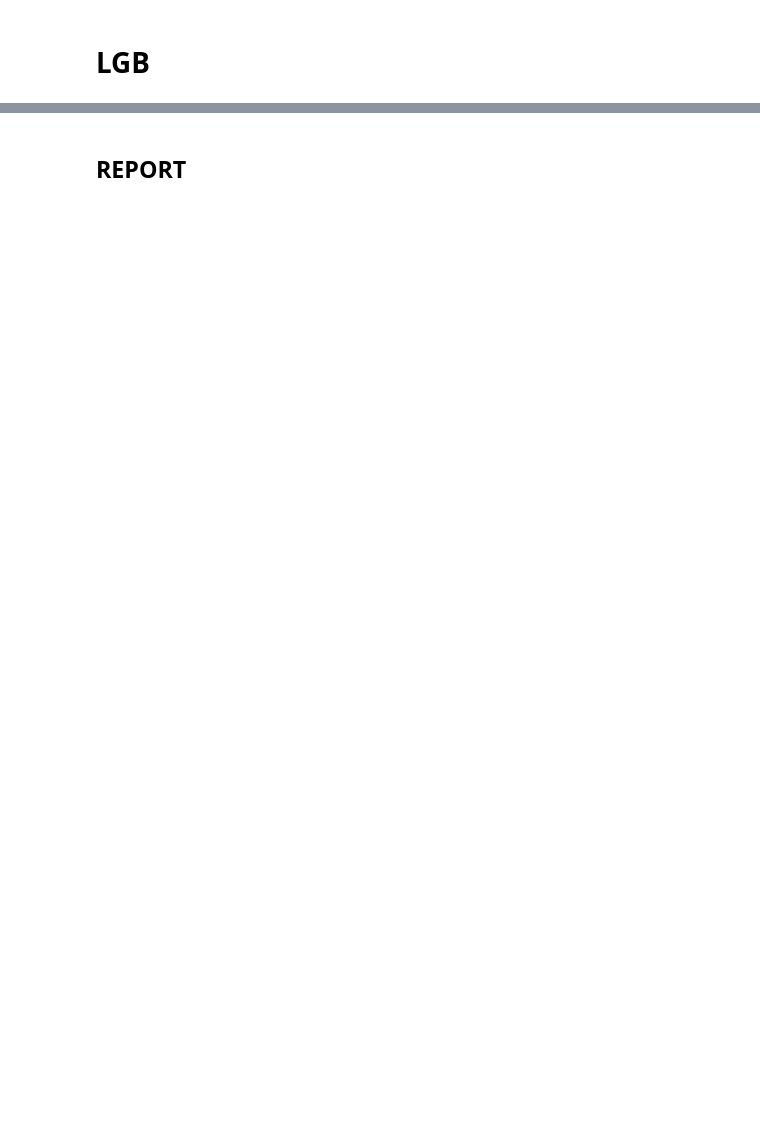
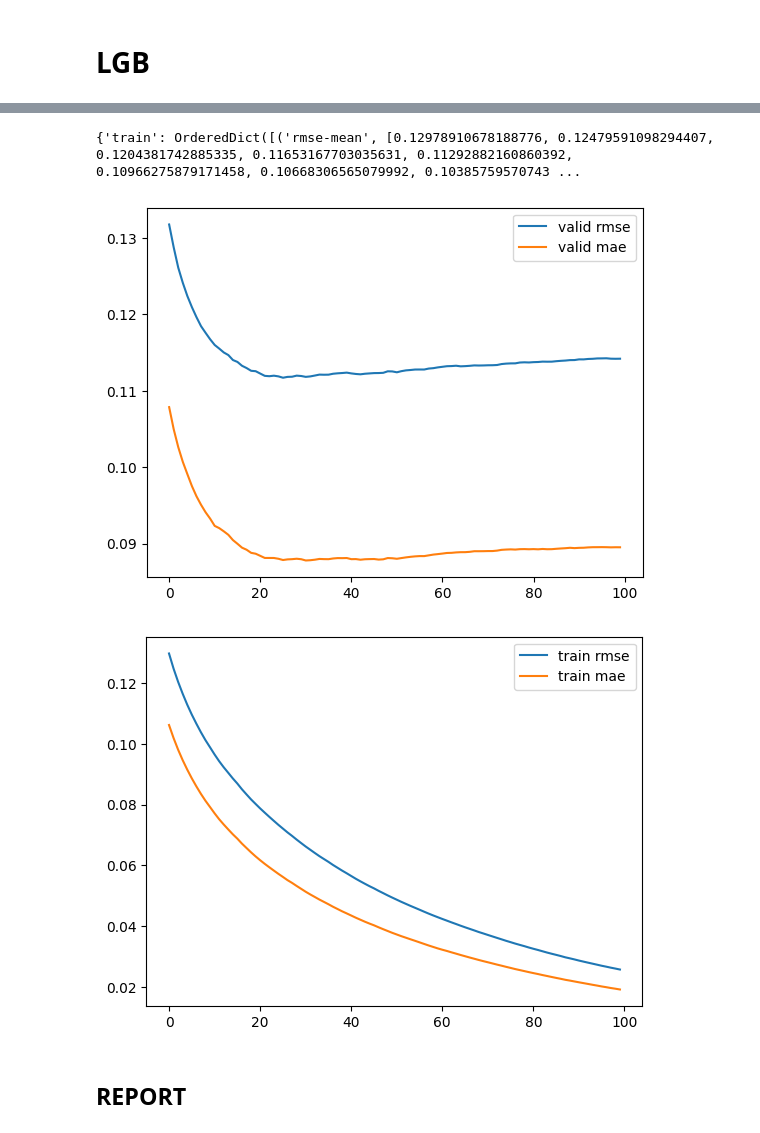
Before and after one commit to CommonDrum/Applied-AI, a Jupyter notebook: code.ipynb, the cells around one changed output, grey strips where cells are left out. Saved outputs shown, nothing was run; the diff lists cells and outputs as text; code cells hidden in the pictures; blank space fills up the shorter version.

```diff
--- a/code.ipynb
+++ b/code.ipynb
@@ -151,3 +182,28 @@ Early stopping, best iteration is:
+# %%
+#show how eval_results loks like
+print(evals_result)
+
+valid_rmse = evals_result['valid']['rmse-mean']
+valid_mae = evals_result['valid']['l1-mean']
+
+train_rmse = evals_result['train']['rmse-mean']
+train_mae = evals_result['train']['l1-mean']
+
+plt.plot(valid_rmse, label='valid rmse')
+plt.plot(valid_mae, label='valid mae')
+
+plt.legend()
+plt.show()
+
+plt.plot(train_rmse, label='train rmse')
+plt.plot(train_mae, label='train mae')
+
+plt.legend()
+plt.show()
+# %% [output]
+{'train': OrderedDict([('rmse-mean', [0.12978910678188776, 0.12479591098294407, 0.1204381742885335, 0.11653167703035631, 0.11292882160860392, 0.10966275879171458, 0.10668306565079992, 0.10385759570743 ...
+[figure, added]
+[figure, added]
 # %% [markdown]
 ## REPORT
 # %%
```
Also changed, not shown: parts of 16 cells of this notebook, 2 other files.
